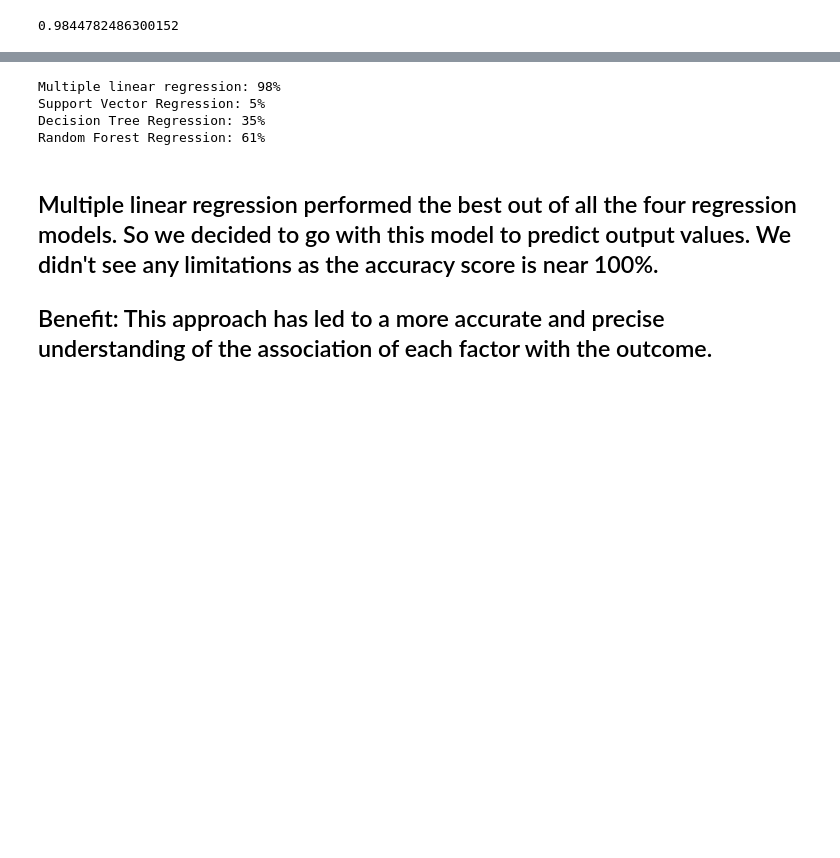
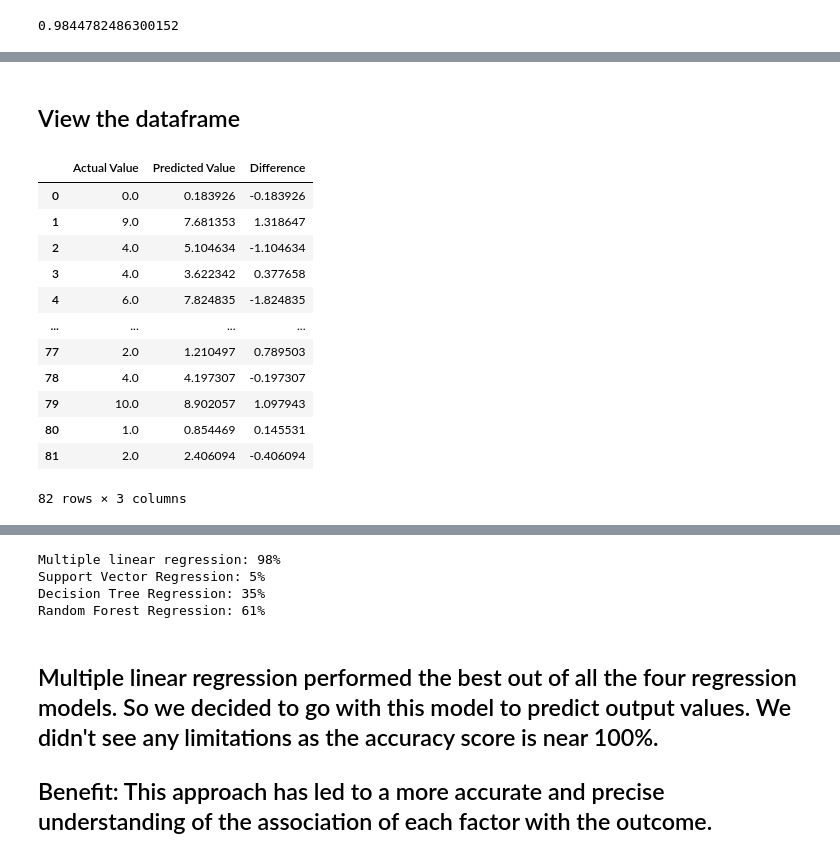
Before and after one commit to divish16/NYC-Student-Success-Predictions, a Jupyter notebook: ML_segment2.ipynb, the cells around one changed output, grey strips where cells are left out. Cells and saved outputs as stored; diff of their text form; code cells hidden in the pictures; blank space fills up the shorter version.

```diff
--- a/ML_segment2.ipynb
+++ b/ML_segment2.ipynb
@@ -263,0 +274,20 @@ Text(0.5, 1.0, ' Actaul dropout numbers Vs predicted dropout numbers')
+# %%
+pred_df = pd.DataFrame({'Actual Value':y_test,'Predicted Value':predictions,'Difference':y_test-predictions})
+# %% [markdown]
+## View the dataframe
+# %%
+pred_df
+# %% [output]
+|  | Actual Value | Predicted Value | Difference |
+| 0 | 0.0 | 0.183926 | -0.183926 |
+| 1 | 9.0 | 7.681353 | 1.318647 |
+| 2 | 4.0 | 5.104634 | -1.104634 |
+| 3 | 4.0 | 3.622342 | 0.377658 |
+| 4 | 6.0 | 7.824835 | -1.824835 |
+| ... | ... | ... | ... |
+| 77 | 2.0 | 1.210497 | 0.789503 |
+| 78 | 4.0 | 4.197307 | -0.197307 |
+| 79 | 10.0 | 8.902057 | 1.097943 |
+| 80 | 1.0 | 0.854469 | 0.145531 |
+| 81 | 2.0 | 2.406094 | -0.406094 |
+82 rows × 3 columns
```
Also changed, not shown: parts of 32 cells of this notebook.
